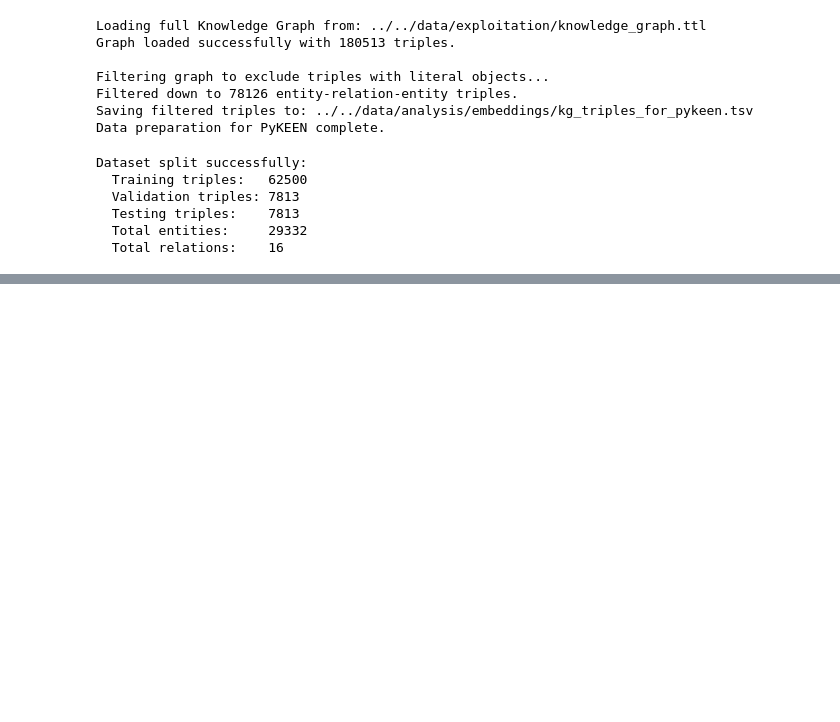
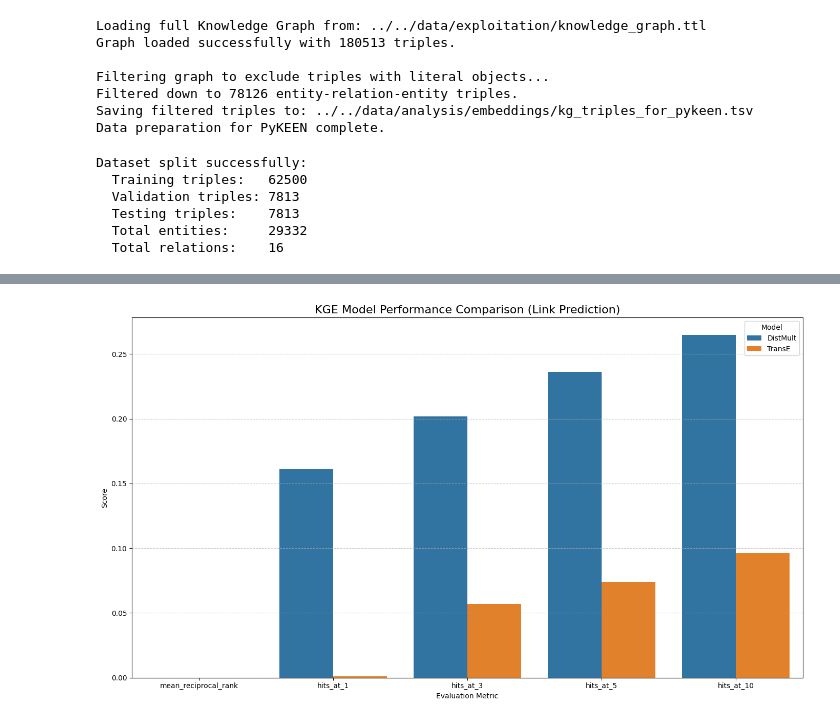
Before and after one commit to FLOOREES/Large-Scale-Data-Engineering-AI---Mirror, a Jupyter notebook: src/analysis/kg_embeddings_baiges.ipynb, the cells around one changed output, grey strips where cells are left out. Saved outputs shown, nothing was run; the diff lists cells and outputs as text; code cells hidden in the pictures; blank space fills up the shorter version.

Commit message:
FIX compare model performance

```diff
--- a/src/analysis/kg_embeddings_baiges.ipynb
+++ b/src/analysis/kg_embeddings_baiges.ipynb
@@ -163,24 +206,74 @@ INFO:pykeen.triples.triples_factory:Creating inverse triples.
 # %%
 # --- Compare Model Performance ---
 
-all_metrics = []
+# A list to hold the processed metrics for each model
+all_metrics_data = []
+
+# --- Step 1: Extract Metrics by Filtering the DataFrame Correctly ---
+print("--- Extracting Metrics from Model Results ---")
 for model_name, result in results.items():
-    metrics = result.metric_results.to_df()
-    test_metrics = metrics[metrics['Side'] == 'both'][metrics['Type'] == 'realistic'][metrics['Dataset'] == 'testing'].copy()
-    test_metrics['Model'] = model_name
-    all_metrics.append(test_metrics)
+    try:
+        # Convert the full result to a DataFrame
+        metrics_df = result.metric_results.to_df()
 
-if all_metrics:
-    results_df = pd.concat(all_metrics, ignore_index=True)
+        # --- Corrected Filtering Logic ---
+        # We now use the column names we discovered from the previous debug:
+        # 'Side', 'Rank_type', 'Metric', 'Value'
+
+        # Filter for the final test set results. Since there is no 'Dataset' column,
+        # we assume the results object from the pipeline refers to the 'testing' set evaluation.
+        test_metrics = metrics_df[
+            (metrics_df['Side'] == 'both') &
+            (metrics_df['Rank_type'] == 'realistic')
+        ].copy()
+
+        # Add the model name for grouping later
+        test_metrics['Model'] = model_name
+
+        all_metrics_data.append(test_metrics)
+        print(f"Successfully processed metrics for {model_name}.")
+
+    except KeyError as e:
+        # This is a safety net in case the columns change again
+        print(f"\n!!! ERROR processing metrics for {model_name}. A required column is missing: {e}")
+        print("Available columns were:", list(metrics_df.columns))
+        continue
+    except Exception as e:
+        print(f"\n!!! An unexpected error occurred while processing metrics for {model_name}: {e}")
+        continue
+
+# --- Step 2: Consolidate and Plot ---
+if all_metrics_data:
+    # Concatenate all results into a single DataFrame
+    results_df = pd.concat(all_metrics_data, ignore_index=True)
+
+    # Select and reorder columns for display
     display_cols = ['Model', 'Metric', 'Value']
     results_df_display = results_df[display_cols]
-    pivot_df = results_df_display.pivot(index='Model', columns='Metric', values='Value')
 
-    final_metrics = ['mean_reciprocal_rank', 'hits_at_1', 'hits_at_3', 'hits_at_5', 'hits_at_10']
-    final_metrics_existing = [m for m in final_metrics if m in pivot_df.columns]
+    # Pivot the table for better comparison
+    pivot_df = results_df_display.pivot_table(
+        index='Model',
+        columns='Metric',
+        values='Value',
+        aggfunc='first'
+    )
+
+    # Define the metrics we want to see in the final table and plot
+    final_metrics_order = [
+        'mean_reciprocal_rank',
+        'hits_at_1',
+        'hits_at_3',
+        'hits_at_5',
+        'hits_at_10'
+    ]
+    # Filter for only those metrics that actually exist in our results
+    final_metrics_existing = [m for m in final_metrics_order if m in pivot_df.columns]
 
     print("\n\n" + "="*20 + " Final Model Comparison " + "="*20)
-    print("Metrics evaluated on the testing set:")
+    print("Metrics evaluated on the testing set (realistic, both sides):")
+
+    # Format the output for readability
     print(pivot_df[final_metrics_existing].to_string(float_format="%.4f"))
 
     # --- Plotting the results ---
@@ -188,11 +281,10 @@ if all_metrics:
     melted_df = plot_df.melt(id_vars='Model', var_name='Metric', value_name='Score')
 
     plt.figure(figsize=(14, 8))
-    sns.barplot(x='Metric', y='Score', hue='Model', data=melted_df)
+    sns.barplot(x='Metric', y='Score', hue='Model', data=melted_df, order=final_metrics_order)
     plt.title('KGE Model Performance Comparison (Link Prediction)', fontsize=16)
     plt.ylabel('Score')
     plt.xlabel('Evaluation Metric')
-    plt.xticks(rotation=15)
     plt.grid(axis='y', linestyle='--', alpha=0.7)
     plt.tight_layout()
     plot_path = OUTPUT_DIR / 'model_comparison.png'
@@ -201,4 +293,5 @@ if all_metrics:
     plt.show()
 
 else:
-    print("No model results to display.")
+    print("No model results to display. Check for errors during metric processing.")
+# %% [output]
@@ -204,0 +311 @@ else:
+[figure, added]
```
Also changed, not shown: parts of 2 cells of this notebook.
